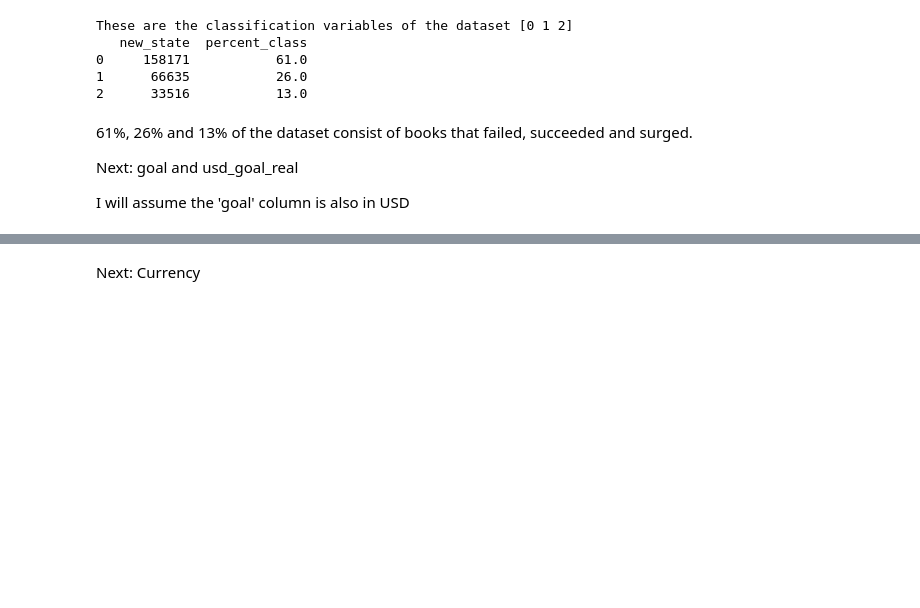
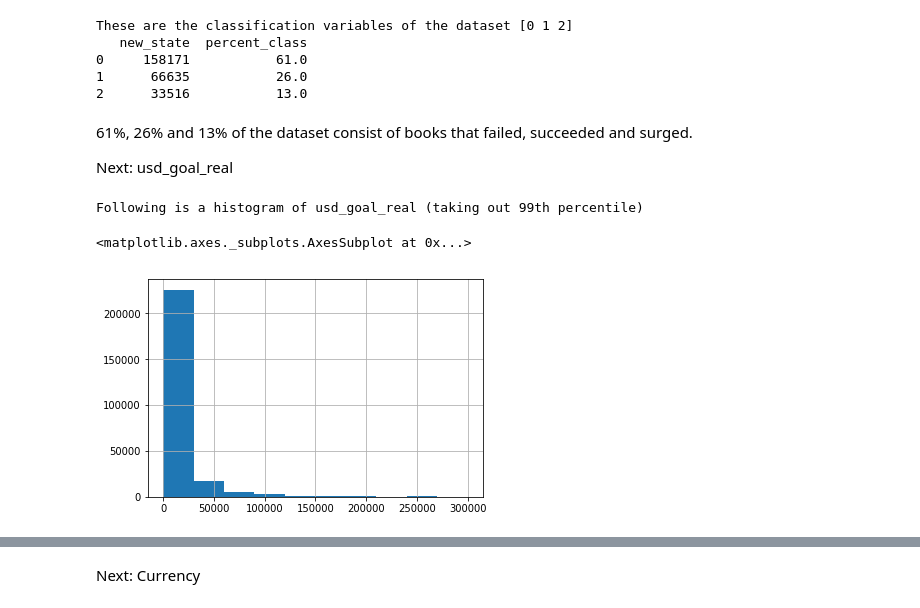
Before and after one commit to j2colaco/nu_ds_challenge, a Jupyter notebook: kickstarter_codebase.ipynb, the cells around one changed output, grey strips where cells are left out. Drawn from its saved outputs; the diff is of its cells as text; code cells hidden in the pictures; blank space fills up the shorter version.

```diff
--- a/kickstarter_codebase.ipynb
+++ b/kickstarter_codebase.ipynb
@@ -171,7 +173,12 @@ These are the classification variables of the dataset [0 1 2]
 61%, 26% and 13% of the dataset consist of books that failed, succeeded and surged.
 
 
-Next: goal and usd_goal_real
-
-
-I will assume the 'goal' column is also in USD
+Next: usd_goal_real
+# %%
+# data_v2.usd_goal_real.hist(bins=10)
+print('Following is a histogram of usd_goal_real (taking out 99th percentile)')
+data_v2['usd_goal_real'][data_v2['usd_goal_real'] < data_v2['usd_goal_real'].quantile(.99)].hist(bins=10)
+# %% [output]
+Following is a histogram of usd_goal_real (taking out 99th percentile)
+<matplotlib.axes._subplots.AxesSubplot at 0x...>
+[figure, added]
```
Also changed, not shown: parts of 42 cells of this notebook.
